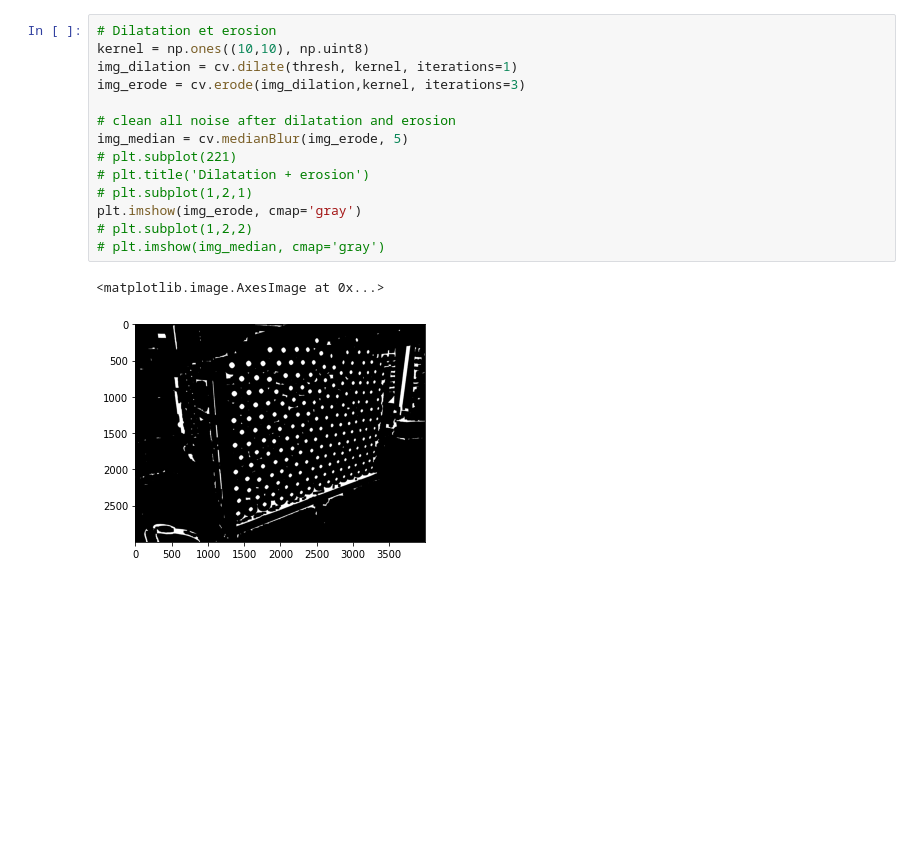
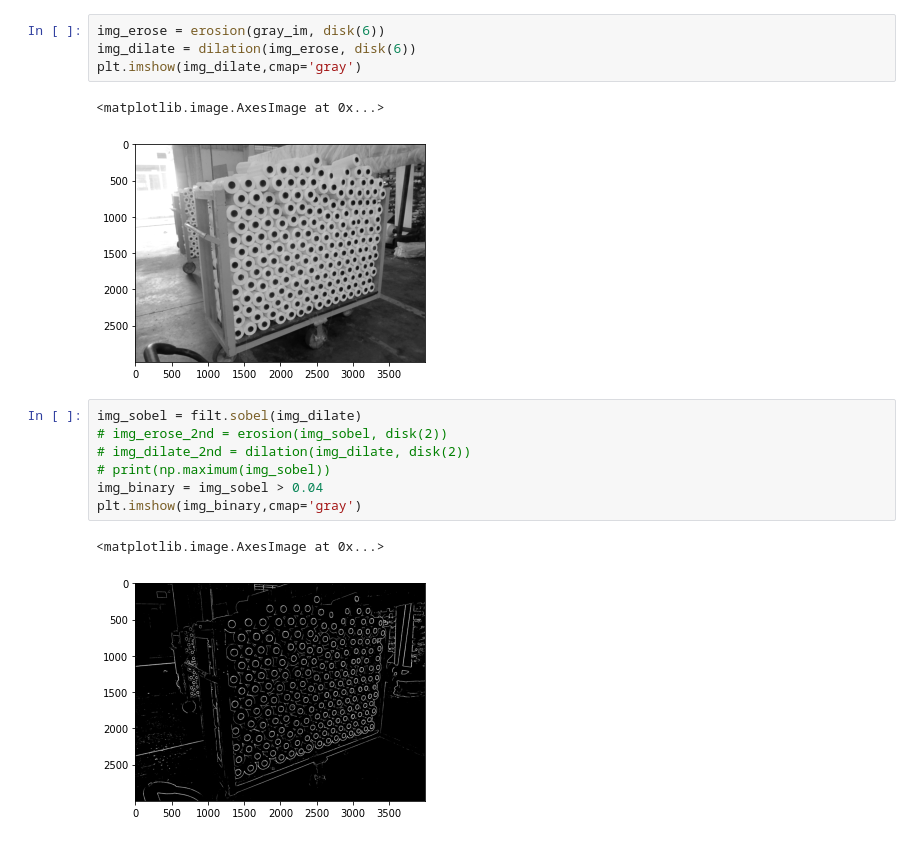
Before and after one commit to HieuuuLeee/jupyter_notebook_something, a Jupyter notebook: sources/counting_cuonchi.ipynb, the cells around one changed output. Saved outputs shown, nothing was run; the diff lists cells and outputs as text; blank space fills up the shorter version.

```diff
--- a/sources/counting_cuonchi.ipynb
+++ b/sources/counting_cuonchi.ipynb
@@ -41,17 +16,17 @@ plt.imshow(thresh, cmap="gray", vmin=0, vmax=255)
-# %%
-# Dilatation et erosion
-kernel = np.ones((10,10), np.uint8)
-img_dilation = cv.dilate(thresh, kernel, iterations=1)
-img_erode = cv.erode(img_dilation,kernel, iterations=3)
-
-# clean all noise after dilatation and erosion
-img_median = cv.medianBlur(img_erode, 5)
-# plt.subplot(221)
-# plt.title('Dilatation + erosion')
-# plt.subplot(1,2,1)
-plt.imshow(img_erode, cmap='gray')
-# plt.subplot(1,2,2)
-# plt.imshow(img_median, cmap='gray')
-# %% [output]
-<matplotlib.image.AxesImage at 0x...>
-[figure, removed]
+# %%
+img_erose = erosion(gray_im, disk(6))
+img_dilate = dilation(img_erose, disk(6))
+plt.imshow(img_dilate,cmap='gray')
+# %% [output]
+<matplotlib.image.AxesImage at 0x...>
+[figure, added]
+# %%
+img_sobel = filt.sobel(img_dilate)
+# img_erose_2nd = erosion(img_sobel, disk(2))
+# img_dilate_2nd = dilation(img_dilate, disk(2))
+# print(np.maximum(img_sobel))
+img_binary = img_sobel > 0.04
+plt.imshow(img_binary,cmap='gray')
+# %% [output]
+<matplotlib.image.AxesImage at 0x...>
+[figure, added]
```
Also changed, not shown: parts of 14 cells of this notebook.
